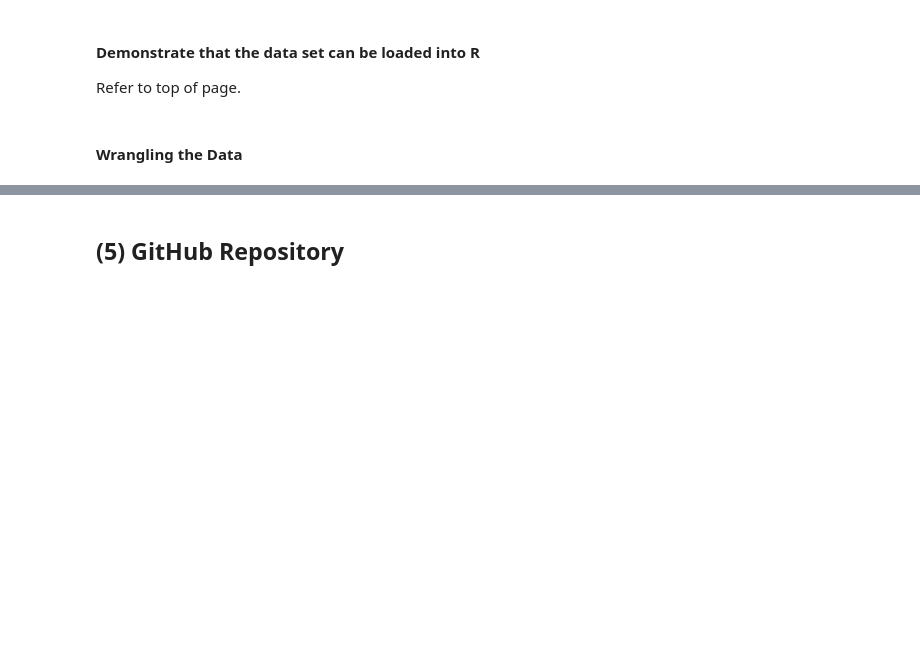
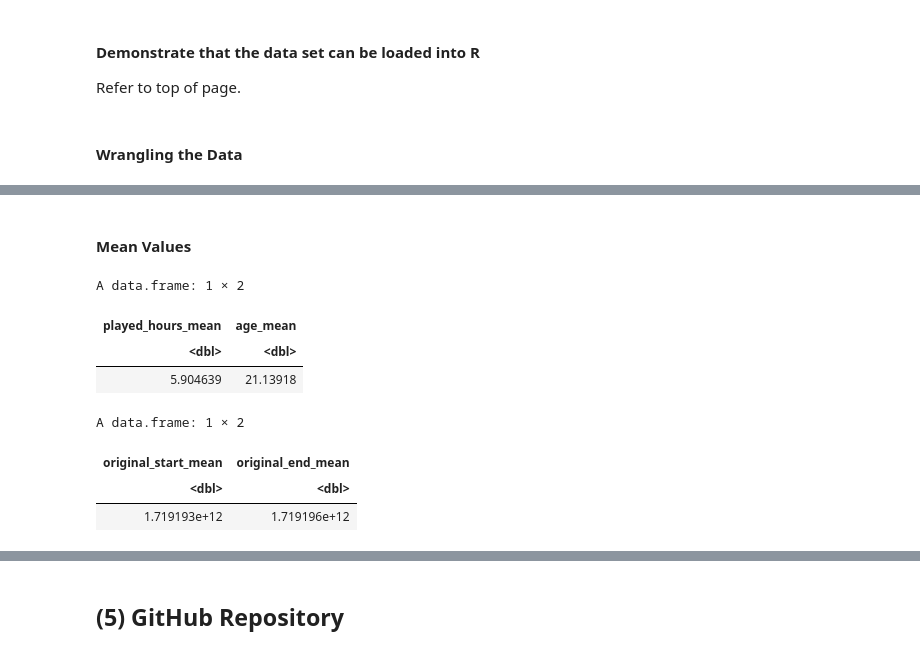
Before and after one commit to arakwon/individual_report, a Jupyter notebook: individual_report.ipynb, the cells around one changed output, grey strips where cells are left out. Saved outputs shown, nothing was run; the diff lists cells and outputs as text; code cells hidden in the pictures; blank space fills up the shorter version.

```diff
--- a/individual_report.ipynb
+++ b/individual_report.ipynb
@@ -171,3 +186,24 @@ A spec_tbl_df: 1535 × 5
 | fd6563a4e0f6f4273580e5fedbd8dda64... | 28/07/2024 15:36 | 28/07/2024 15:57 | 1.72218e+12 | 1.72218e+12 |
 | fd6563a4e0f6f4273580e5fedbd8dda64... | 25/07/2024 06:15 | 25/07/2024 06:22 | 1.72189e+12 | 1.72189e+12 |
 | 36d9cbb4c6bc0c1a6911436d2da0d09ec... | 20/05/2024 02:26 | 20/05/2024 02:45 | 1.71617e+12 | 1.71617e+12 |
+# %% [markdown]
+#### Mean Values
+# %%
+player_means <- player |>
+    summarize(played_hours_mean = mean(played_hours),
+              age_mean = mean(age))
+player_means
+
+session_means <- session |>
+    summarize(original_start_mean = mean(original_start_time),
+              original_end_mean = mean(original_end_time))
+session_means
+# %% [output]
+A data.frame: 1 × 2
+| played_hours_mean | age_mean |
+| <dbl> | <dbl> |
+| 5.904639 | 21.13918 |
+A data.frame: 1 × 2
+| original_start_mean | original_end_mean |
+| <dbl> | <dbl> |
+| 1.719193e+12 | 1.719196e+12 |
```
Also changed, not shown: parts of 5 cells of this notebook.
